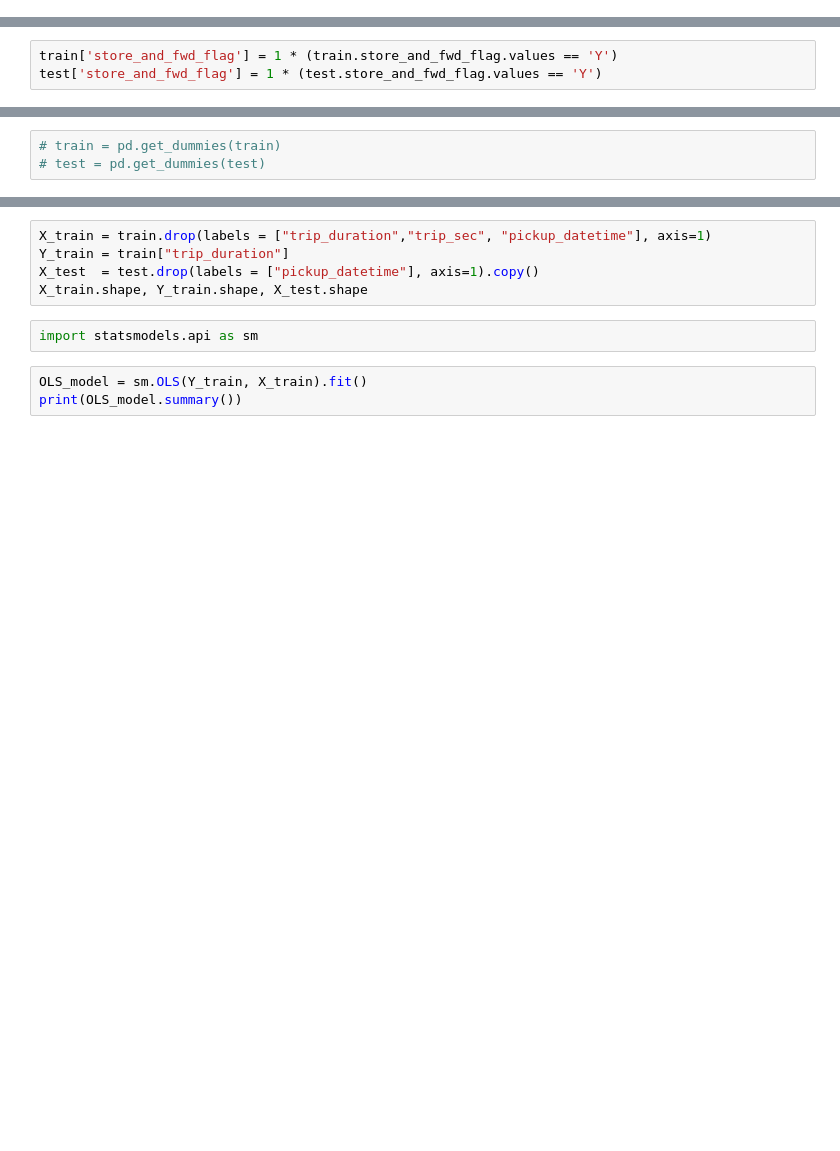
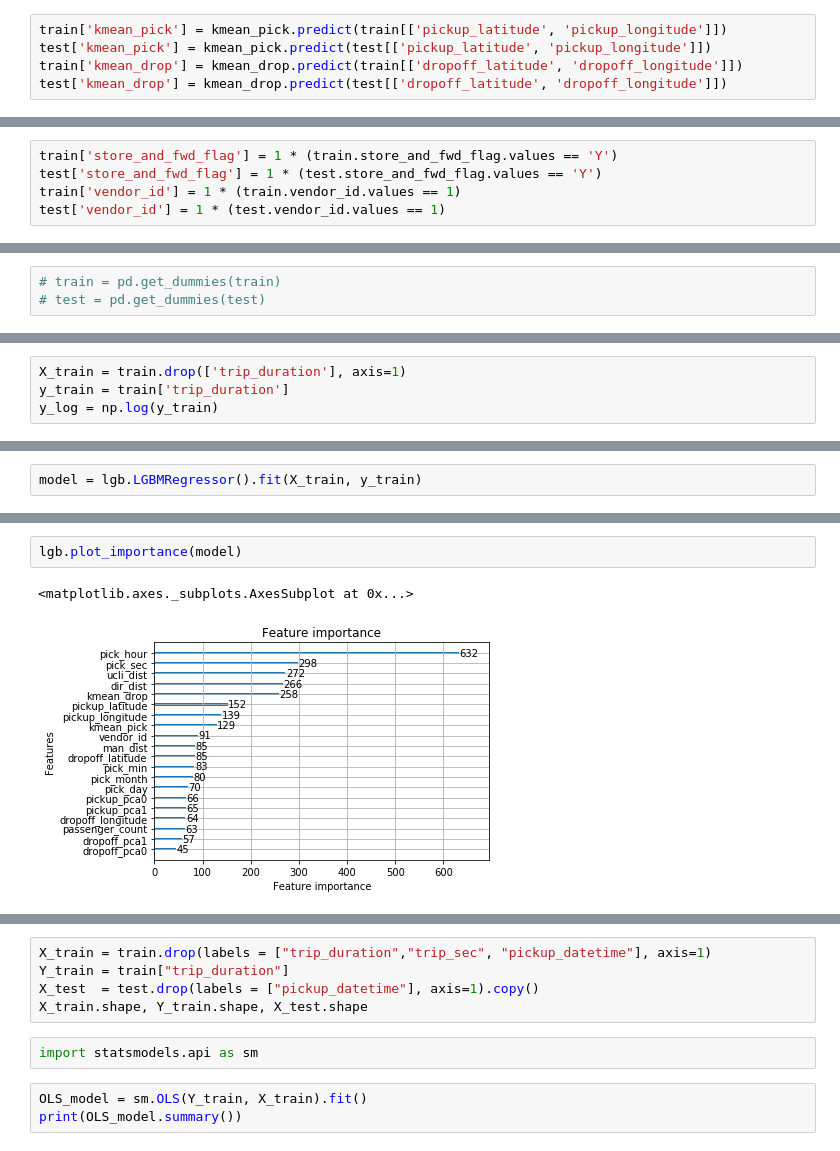
Before and after one commit to jungi21cc/taxi, a Jupyter notebook: JK/taxi_V5.0.ipynb, the cells around one changed output, grey strips where cells are left out. Cells and saved outputs as stored; diff of their text form; blank space fills up the shorter version.

```diff
--- a/JK/taxi_V5.0.ipynb
+++ b/JK/taxi_V5.0.ipynb
@@ -367,0 +573,5 @@ dbscan = DBSCAN(eps=0.5, min_samples=3, n_jobs=-1).fit(coord_pick)
+# %%
+train['kmean_pick'] = kmean_pick.predict(train[['pickup_latitude', 'pickup_longitude']])
+test['kmean_pick'] = kmean_pick.predict(test[['pickup_latitude', 'pickup_longitude']])
+train['kmean_drop'] = kmean_drop.predict(train[['dropoff_latitude', 'dropoff_longitude']])
+test['kmean_drop'] = kmean_drop.predict(test[['dropoff_latitude', 'dropoff_longitude']])
@@ -388,6 +626,8 @@ Where:
 # %%
 train['store_and_fwd_flag'] = 1 * (train.store_and_fwd_flag.values == 'Y')
 test['store_and_fwd_flag'] = 1 * (test.store_and_fwd_flag.values == 'Y')
+train['vendor_id'] = 1 * (train.vendor_id.values == 1)
+test['vendor_id'] = 1 * (test.vendor_id.values == 1)
 # %%
 train = train.drop('id', axis=1)
 test = test.drop('id', axis=1)
@@ -400,0 +690,4 @@ test.info()
+# %%
+X_train = train.drop(['trip_duration'], axis=1)
+y_train = train['trip_duration']
+y_log = np.log(y_train)
@@ -400,0 +696,2 @@ test.info()
+# %%
+model = lgb.LGBMRegressor().fit(X_train, y_train)
@@ -400,0 +726,5 @@ test.info()
+# %%
+lgb.plot_importance(model)
+# %% [output]
+<matplotlib.axes._subplots.AxesSubplot at 0x...>
+[figure, added]
```
Also changed, not shown: parts of 78 cells of this notebook, 3 other files.
